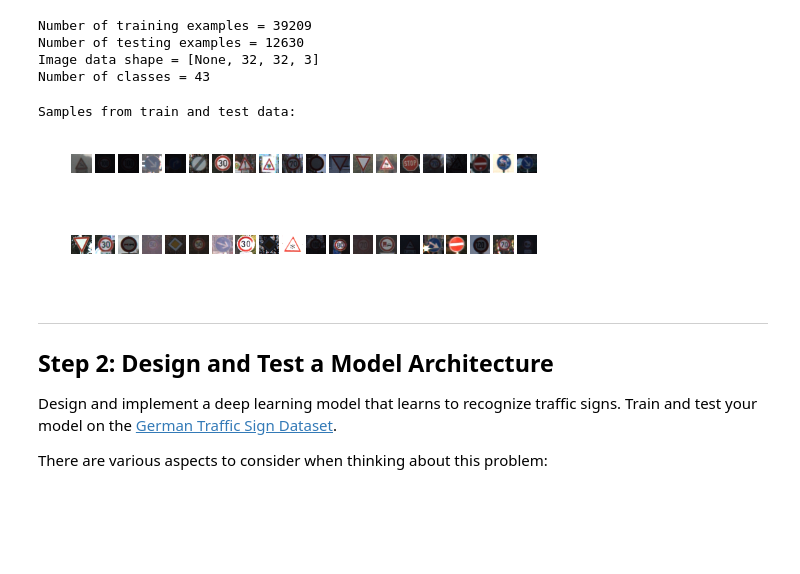
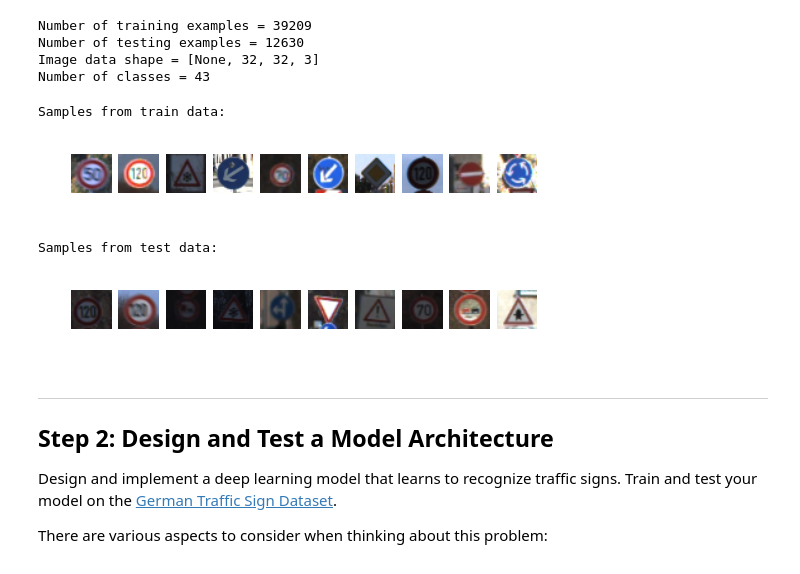
Before and after one commit to ninopereira/Traffic_Signs_Classification_NN, a Jupyter notebook: Traffic_Signs_Recognition-NP.ipynb, the cells around one changed output. Saved outputs shown, nothing was run; the diff lists cells and outputs as text; code cells hidden in the pictures; blank space fills up the shorter version.

```diff
--- a/Traffic_Signs_Recognition-NP.ipynb
+++ b/Traffic_Signs_Recognition-NP.ipynb
@@ -77,44 +77,47 @@ Number of classes = 43
 ### Data exploration visualization goes here.
 ### Feel free to use as many code cells as needed.
 
-# get 4 images from the dataset and display them
+# get images from the dataset and display them
 # Do relevant imports
 import matplotlib.pyplot as plt
 import matplotlib.image as mpimg
 
 #makes sure the plt is dispayed inline with the output of the notebook
 %matplotlib inline
 
 def getRandomImageSet(source_list, size_sample):
     index = np.random.choice(len(source_list), size=size_sample, replace=False)
     result = []
     for id in index:
         result.append(source_list[id])
     return result
 
 def plotImageSet(image_list,color='gnuplot2'):
     fig = plt.figure()
     count = 1
     for image in image_list:
         ax = fig.add_subplot(1,len(image_list),count)
         imgplot = plt.imshow(image,cmap=color)
         ax.axis('off')
         count = count +1
+    plt.show()
 
-# get 20 random samples from X_train
-train_samples = getRandomImageSet(X_train, 20)
+# get random samples from X_train
+train_samples = getRandomImageSet(X_train, 10)
 
-# get 20 random samples from X_test
-test_samples = getRandomImageSet(X_test, 20)
+# get random samples from X_test
+test_samples = getRandomImageSet(X_test, 10)
 
-print("Samples from train and test data:")
+print("Samples from train data:")
 plotImageSet(train_samples)
 
+print("Samples from test data:")
 plotImageSet(test_samples)
 # %% [output]
-Samples from train and test data:
+Samples from train data:
-[figure, old version]
+[figure, new version]
+Samples from test data:
-[figure, old version]
+[figure, new version]
 # %% [markdown]
 ----
 
```
Also changed, not shown: parts of 27 cells of this notebook, 1 other file.
